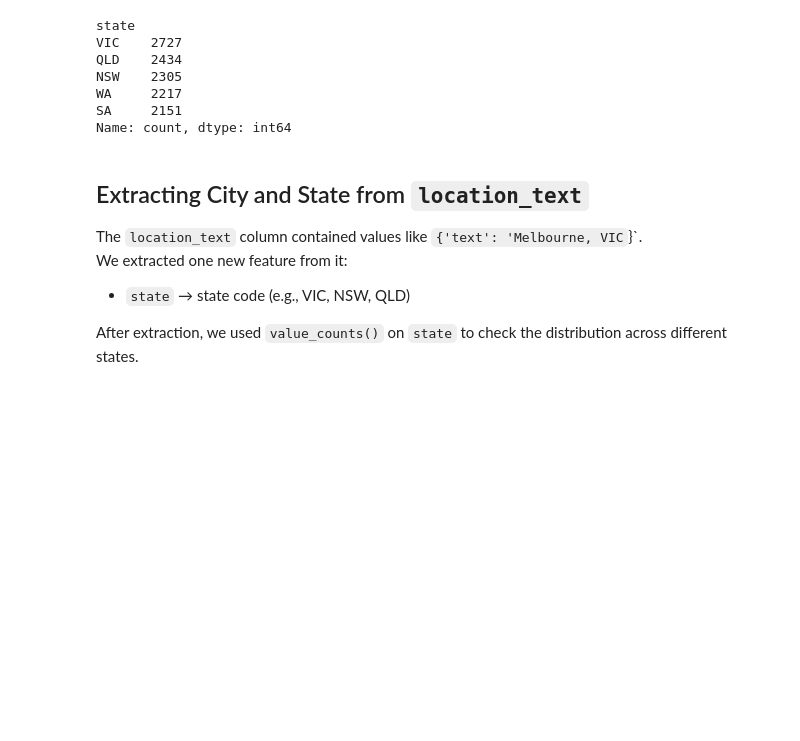
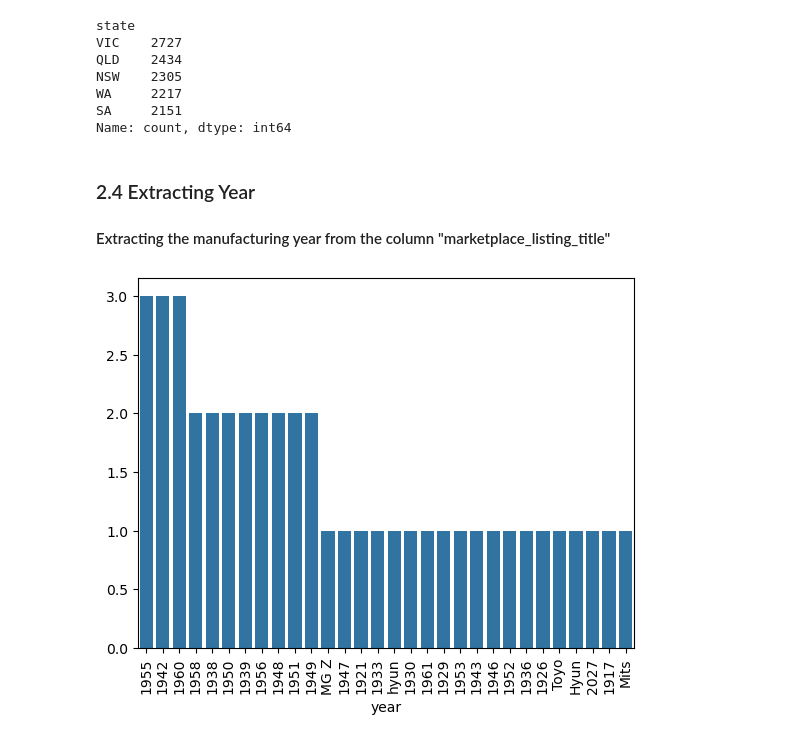
Before and after one commit to Andresanalyst1/ML-Australian-Car-Market, a Jupyter notebook: data_preprocessing.ipynb, the cells around one changed output. Saved outputs shown, nothing was run; the diff lists cells and outputs as text; code cells hidden in the pictures; blank space fills up the shorter version.

```diff
--- a/data_preprocessing.ipynb
+++ b/data_preprocessing.ipynb
@@ -367,12 +376,3 @@ NSW    2305
 WA     2217
 SA     2151
 Name: count, dtype: int64
-# %% [markdown]
-## Extracting City and State from `location_text`
-
-The `location_text` column contained values like `{'text': 'Melbourne, VIC`}`.
-We extracted one new feature from it:
-
-- `state` → state code (e.g., VIC, NSW, QLD)
-
-After extraction, we used `value_counts()` on `state` to check the distribution across different states.
@@ -381,0 +379,12 @@ df.drop(cols,axis=1,inplace=True)
+# %% [markdown]
+### 2.4  Extracting Year
+#### Extracting the manufacturing year from the column "marketplace_listing_title"
+# %%
+df["year"] = df["marketplace_listing_title"].str.lstrip().str[:4]
+year = df["year"].value_counts().tail(30)
+
+sns.barplot(x=year.index, y=year.values)
+plt.xticks(rotation=90)
+plt.show()
+# %% [output]
+[figure, added]
```
Also changed, not shown: parts of 67 cells of this notebook, 2 other files.
